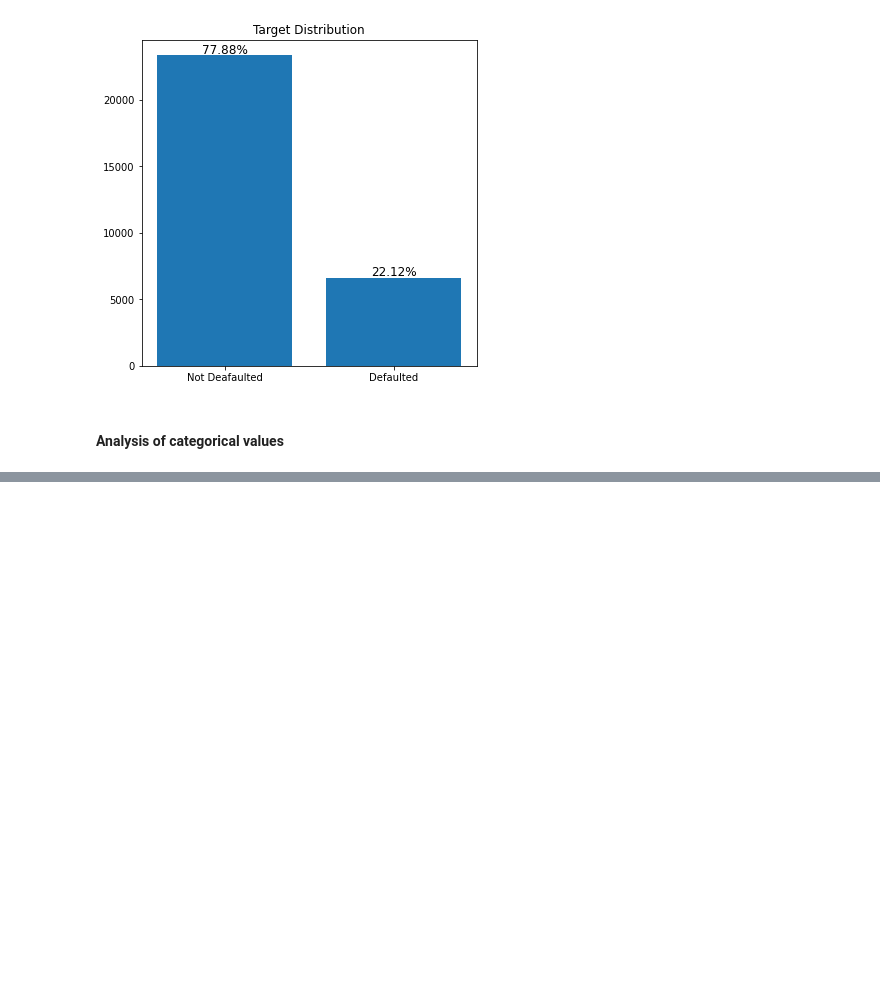
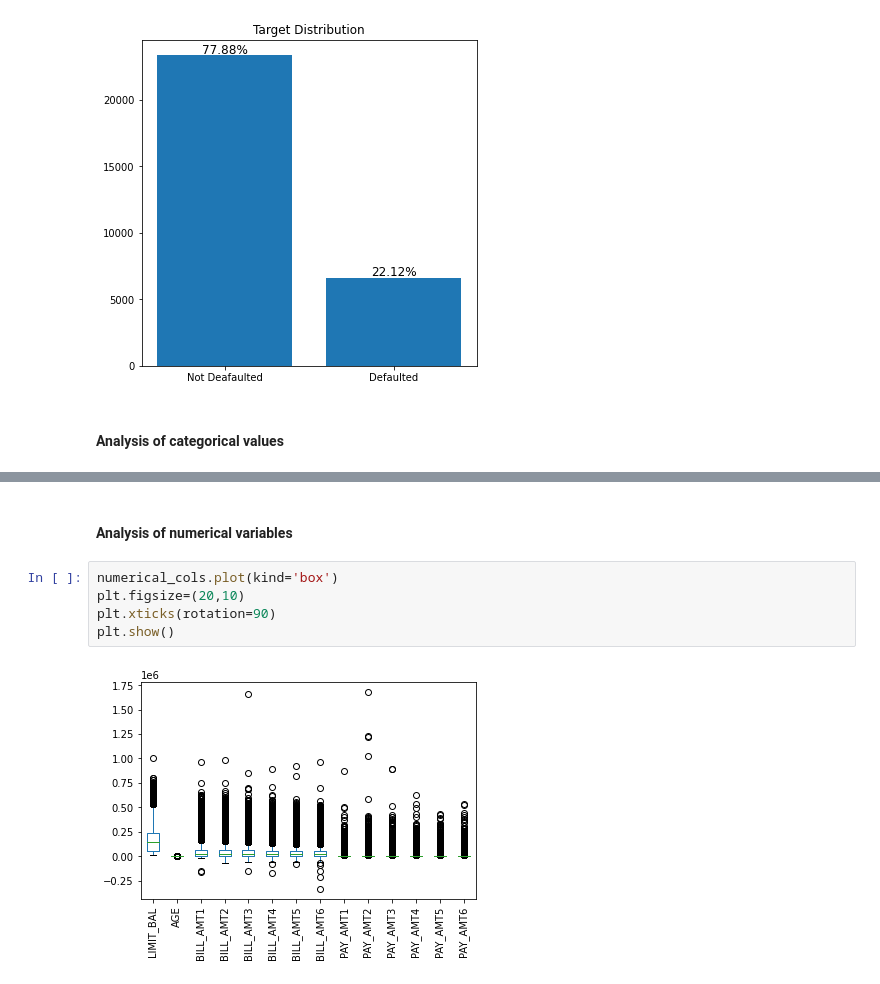
Before and after one commit to Bryan-Suelo/machine_learning, a Jupyter notebook: default_credit_card_clients/default_credit_card.ipynb, the cells around one changed output, grey strips where cells are left out. Cells and saved outputs as stored; diff of their text form; blank space fills up the shorter version.

```diff
--- a/default_credit_card_clients/default_credit_card.ipynb
+++ b/default_credit_card_clients/default_credit_card.ipynb
@@ -223,0 +242,9 @@ plt.show()
+# %% [markdown]
+#### Analysis of numerical variables
+# %%
+numerical_cols.plot(kind='box')
+plt.figsize=(20,10)
+plt.xticks(rotation=90)
+plt.show()
+# %% [output]
+[figure, added]
```
Also changed, not shown: parts of 14 cells of this notebook.
